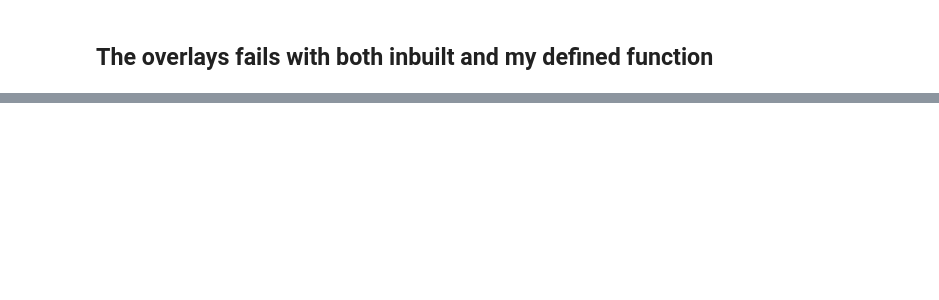
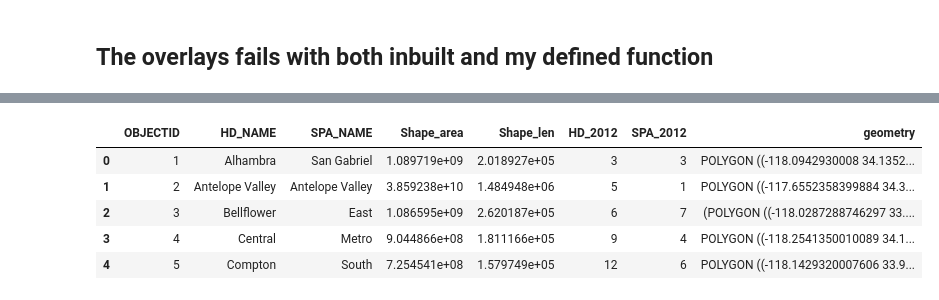
Before and after one commit to gauravcusp/ARGO_Labs, a Jupyter notebook: Week2.ipynb, the cells around one changed output, grey strips where cells are left out. Cells and saved outputs as stored; diff of their text form; code cells hidden in the pictures; blank space fills up the shorter version.

```diff
--- a/Week2.ipynb
+++ b/Week2.ipynb
@@ -297,0 +310,22 @@ cdc.head()
+# %%
+#Health Districts (HD) – 2012
+url = "http://egis3.lacounty.gov/dataportal/wp-content/uploads/2012/" \
+      "02/HD_20121.zip"
+
+os.system("curl -O " + url)
+os.system("unzip HD_20121.zip -d health_districts")
+
+health_districts = gpd.read_file("health_districts" +
+                     "/Health_Districts_2012.shp")
+health_districts = gpd.GeoDataFrame(health_districts)
+
+health_districts.crs = from_epsg(2229)
+health_districts = health_districts.to_crs(epsg=4326)
+health_districts.head()
+# %% [output]
+|  | OBJECTID | HD_NAME | SPA_NAME | Shape_area | Shape_len | HD_2012 | SPA_2012 | geometry |
+| 0 | 1 | Alhambra | San Gabriel | 1.089719e+09 | 2.018927e+05 | 3 | 3 | POLYGON ((-118.0942930008 34.1352... |
+| 1 | 2 | Antelope Valley | Antelope Valley | 3.859238e+10 | 1.484948e+06 | 5 | 1 | POLYGON ((-117.6552358399884 34.3... |
+| 2 | 3 | Bellflower | East | 1.086595e+09 | 2.620187e+05 | 6 | 7 | (POLYGON ((-118.0287288746297 33.... |
+| 3 | 4 | Central | Metro | 9.044866e+08 | 1.811166e+05 | 9 | 4 | POLYGON ((-118.2541350010089 34.1... |
+| 4 | 5 | Compton | South | 7.254541e+08 | 1.579749e+05 | 12 | 6 | POLYGON ((-118.1429320007606 33.9... |
```
Also changed, not shown: parts of 15 cells of this notebook.
